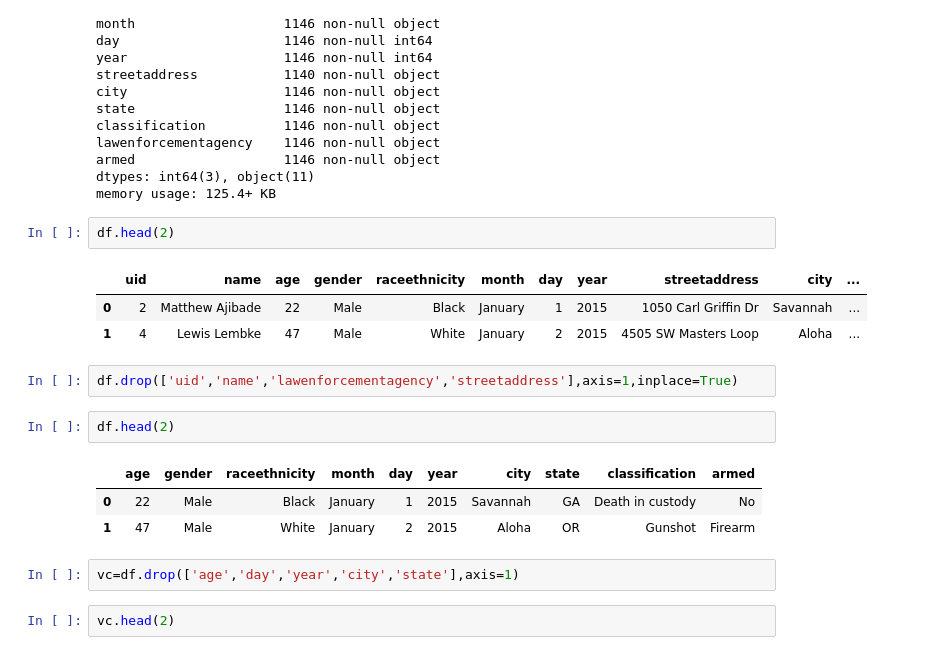
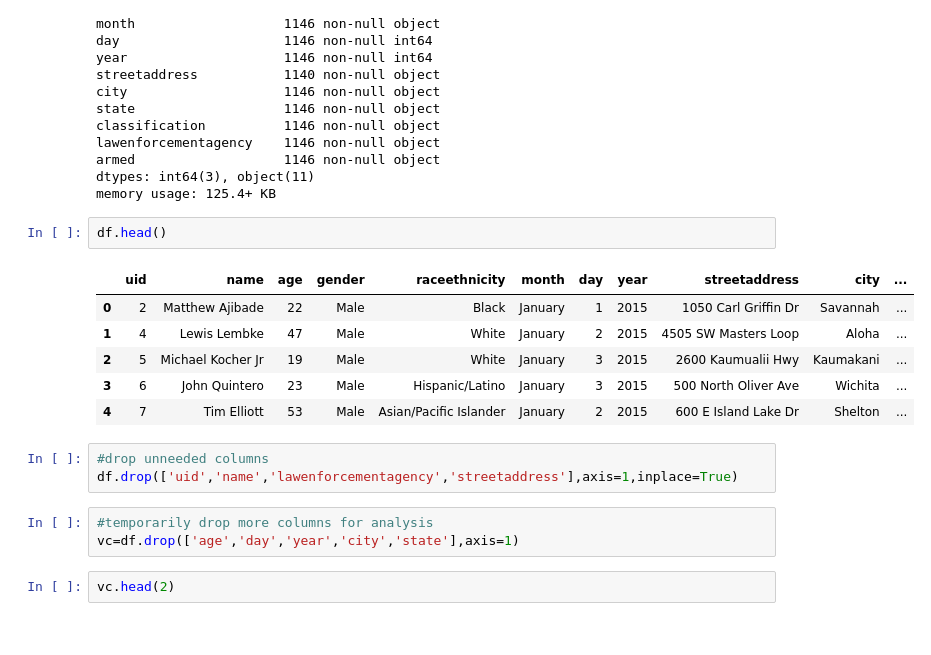
Before and after one commit to minasso/Police_Shootings, a Jupyter notebook: Exploratory_data_analysis.ipynb, the cells around one changed output. Cells and saved outputs as stored; diff of their text form.

```diff
--- a/Exploratory_data_analysis.ipynb
+++ b/Exploratory_data_analysis.ipynb
@@ -33,20 +34,19 @@ armed                   1146 non-null object
 dtypes: int64(3), object(11)
 memory usage: 125.4+ KB
 # %%
-df.head(2)
+df.head()
 # %% [output]
 |  | uid | name | age | gender | raceethnicity | month | day | year | streetaddress | city | ... |
 | 0 | 2 | Matthew Ajibade | 22 | Male | Black | January | 1 | 2015 | 1050 Carl Griffin Dr | Savannah | ... |
 | 1 | 4 | Lewis Lembke | 47 | Male | White | January | 2 | 2015 | 4505 SW Masters Loop | Aloha | ... |
+| 2 | 5 | Michael Kocher Jr | 19 | Male | White | January | 3 | 2015 | 2600 Kaumualii Hwy | Kaumakani | ... |
+| 3 | 6 | John Quintero | 23 | Male | Hispanic/Latino | January | 3 | 2015 | 500 North Oliver Ave | Wichita | ... |
+| 4 | 7 | Tim Elliott | 53 | Male | Asian/Pacific Islander | January | 2 | 2015 | 600 E Island Lake Dr | Shelton | ... |
 # %%
+#drop unneeded columns
 df.drop(['uid','name','lawenforcementagency','streetaddress'],axis=1,inplace=True)
-# %%
-df.head(2)
-# %% [output]
-|  | age | gender | raceethnicity | month | day | year | city | state | classification | armed |
-| 0 | 22 | Male | Black | January | 1 | 2015 | Savannah | GA | Death in custody | No |
-| 1 | 47 | Male | White | January | 2 | 2015 | Aloha | OR | Gunshot | Firearm |
 # %%
+#temporarily drop more columns for analysis
 vc=df.drop(['age','day','year','city','state'],axis=1)
 # %%
 vc.head(2)
```
Also changed, not shown: parts of 26 cells of this notebook, 8 other files.
